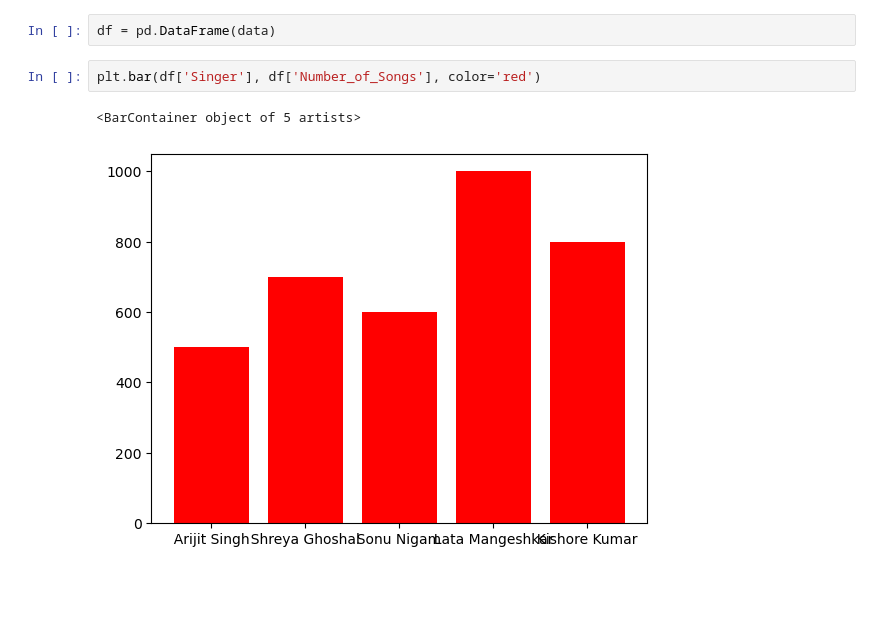
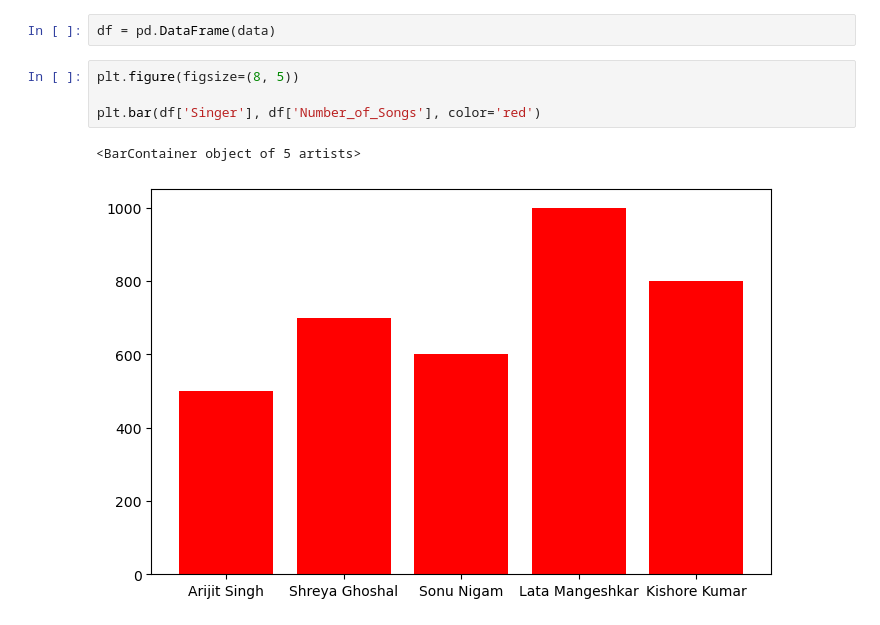
Before and after one commit to nikam3125/AIbootcmp, a Jupyter notebook: assign2sagarnikam.ipynb, the cells around one changed output. Saved outputs shown, nothing was run; the diff lists cells and outputs as text; blank space fills up the shorter version.

```diff
--- a/assign2sagarnikam.ipynb
+++ b/assign2sagarnikam.ipynb
@@ -191,7 +191,9 @@ data = {
 # %%
 df = pd.DataFrame(data)
 # %%
+plt.figure(figsize=(8, 5))
+
 plt.bar(df['Singer'], df['Number_of_Songs'], color='red')
 # %% [output]
 <BarContainer object of 5 artists>
-[figure, old version]
+[figure, new version]
```
